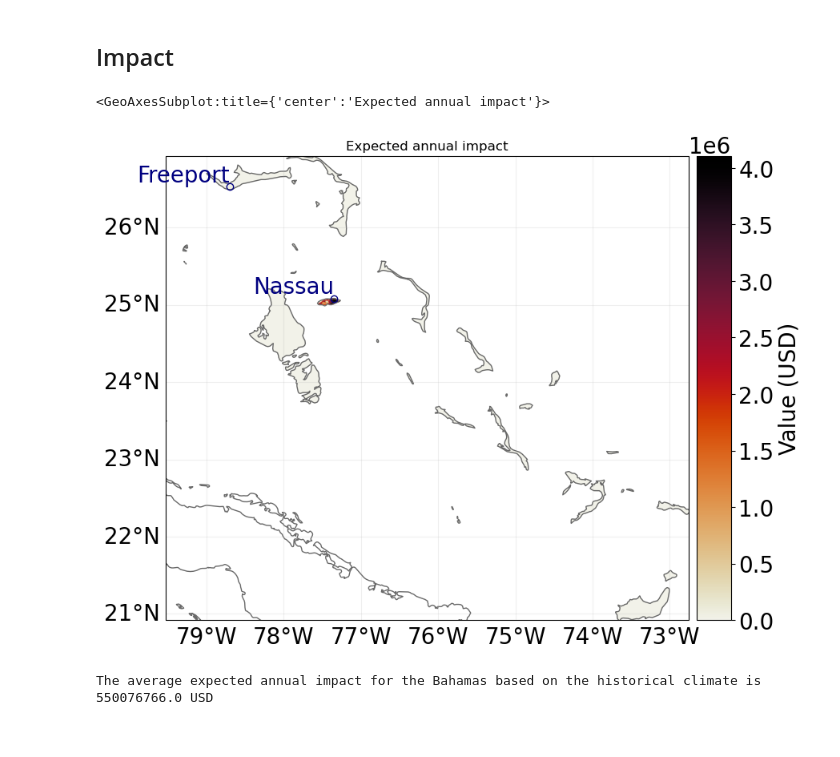
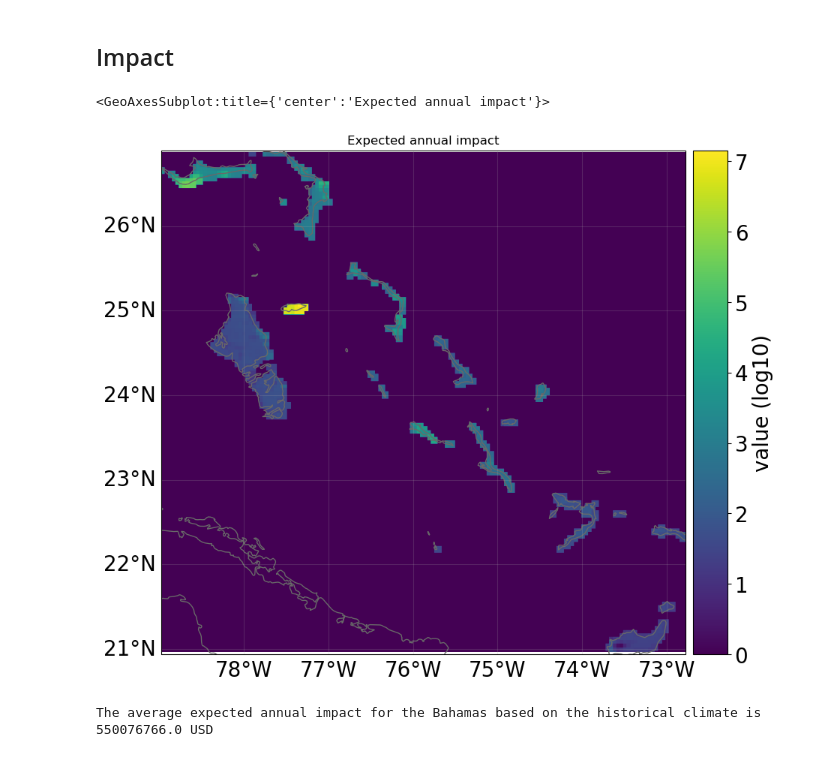
Before and after one commit to chahank/climada_geopython2023, a Jupyter notebook: CLIMADA_demo_GeoPython2023.ipynb, the cells around one changed output. Drawn from its saved outputs; the diff is of its cells as text; code cells hidden in the pictures.

```diff
--- a/CLIMADA_demo_GeoPython2023.ipynb
+++ b/CLIMADA_demo_GeoPython2023.ipynb
@@ -124,7 +115,7 @@ impact = impcalc.impact()
 # %%
-impact.plot_hexbin_eai_exposure()
+impact.plot_raster_eai_exposure()
 # %% [output]
 <GeoAxesSubplot:title={'center':'Expected annual impact'}>
-[figure, old version]
+[figure, new version]
 # %%
 import numpy as np
```
Also changed, not shown: parts of 17 cells of this notebook.
